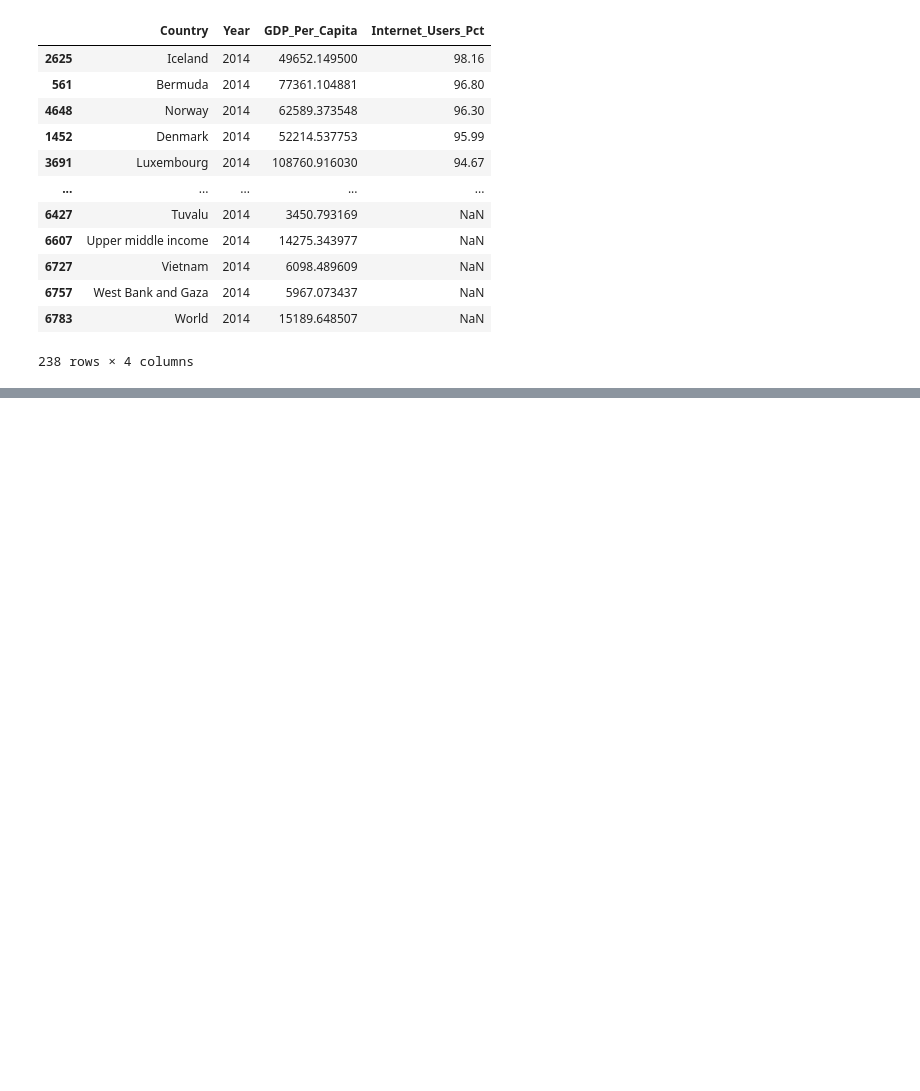
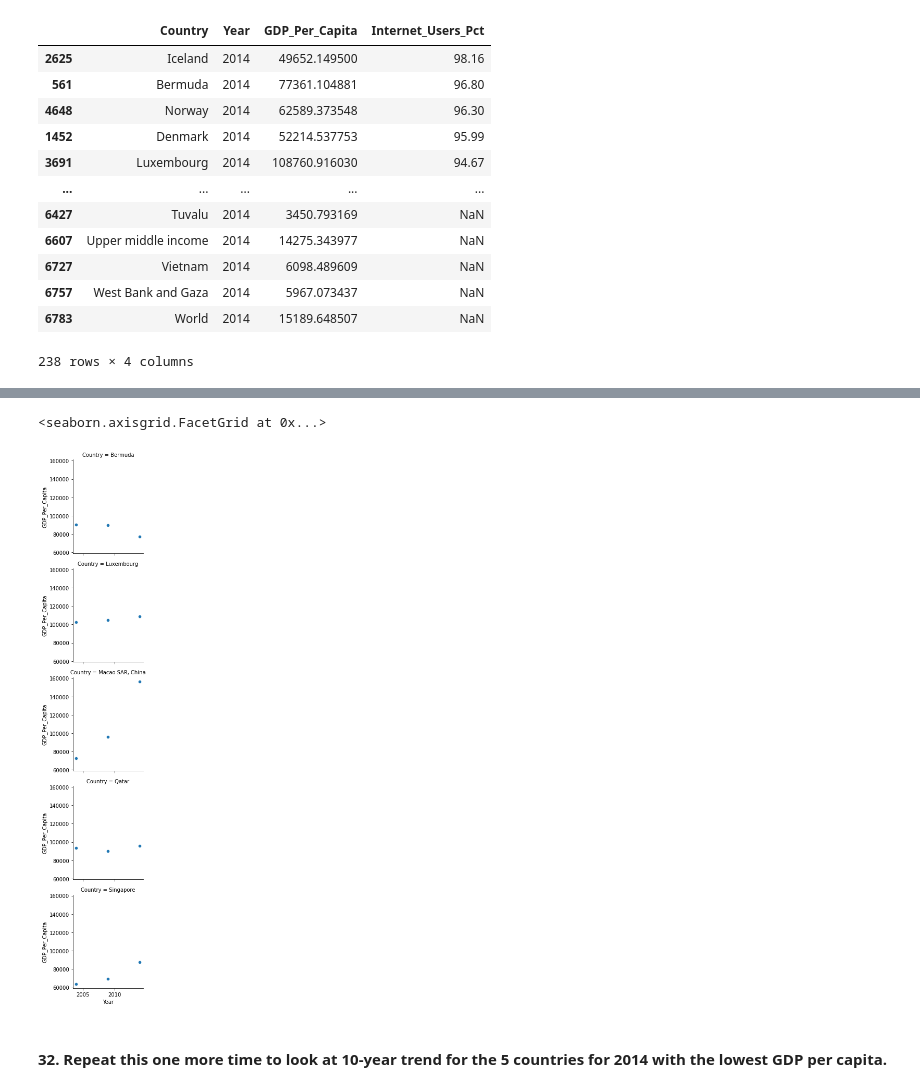
Before and after one commit to NSS-Data-Analytics-Cohort-6/gdp-and-internet-usage-robschulteis, a Jupyter notebook: notebook/GDP .ipynb, the cells around one changed output, grey strips where cells are left out. Drawn from its saved outputs; the diff is of its cells as text; code cells hidden in the pictures; blank space fills up the shorter version.

```diff
--- a/notebook/GDP .ipynb
+++ b/notebook/GDP .ipynb
@@ -470,0 +481,7 @@ s1.map(sns.scatterplot, "Year", "Internet_Users_Pct")
+# %%
+top_5_gdp = pd.merge(subset_df, top_5_GDP_2014, how='inner', on=['Country'])
+top_5_gdp = top_5_gdp.drop(columns=['Year_y', 'GDP_Per_Capita_y','Internet_Users_Pct_y'])
+top_5_gdp.rename(
+    columns={"Year_x" : "Year",
+                "GDP_Per_Capita_x" : "GDP_Per_Capita", "Internet_Users_Pct_x" : "Internet_Users_Pct"}
+          ,inplace=True)
@@ -470,0 +509,8 @@ s1.map(sns.scatterplot, "Year", "Internet_Users_Pct")
+# %%
+g = sns.FacetGrid(top_5_gdp, row="Country")
+g.map(sns.scatterplot, "Year", "GDP_Per_Capita")
+# %% [output]
+<seaborn.axisgrid.FacetGrid at 0x...>
+[figure, added]
+# %% [markdown]
+#### 32. Repeat this one more time to look at 10-year trend for the 5 countries for 2014 with the lowest GDP per capita.
```
Also changed, not shown: parts of 69 cells of this notebook.
